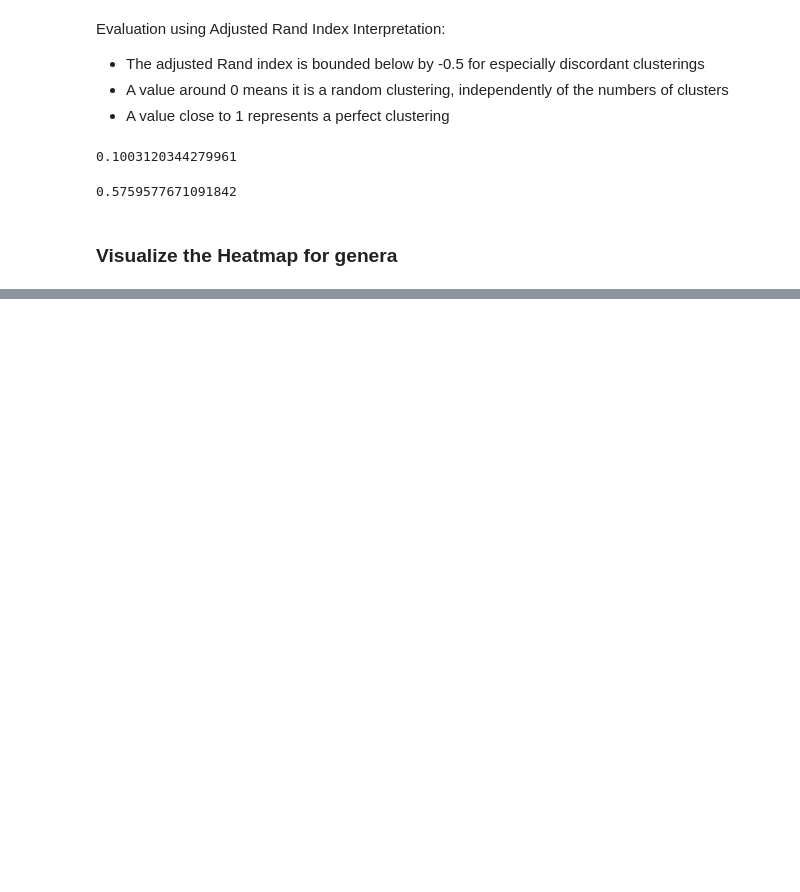
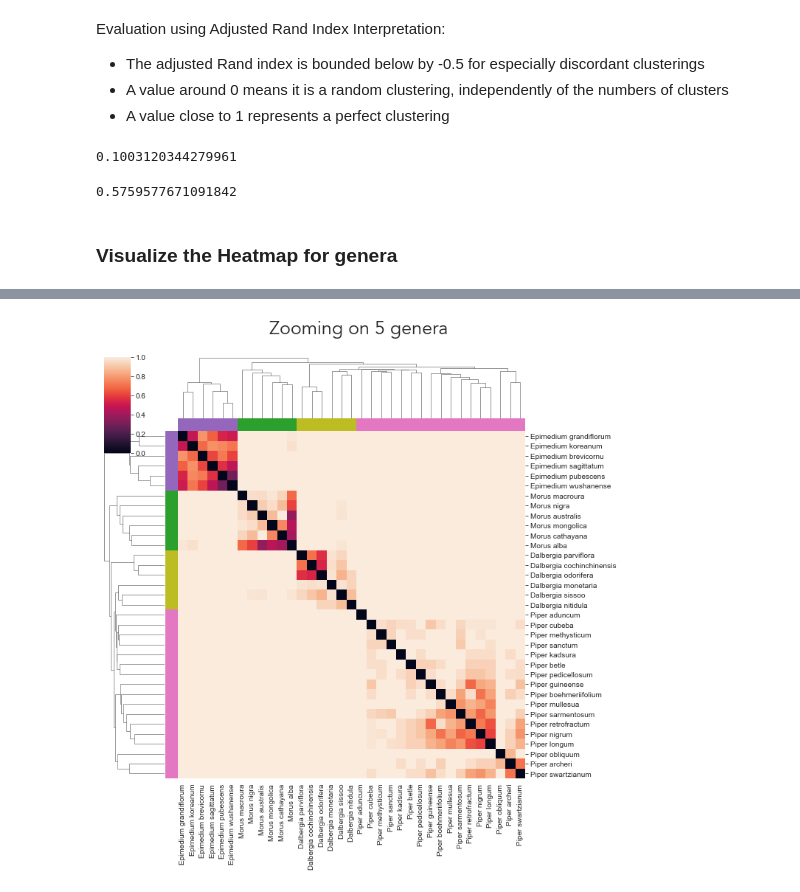
Before and after one commit to enveda/plant-chemical-space, a Jupyter notebook: notebooks/2_chemotaxonomy.ipynb, the cells around one changed output, grey strips where cells are left out. Cells and saved outputs as stored; diff of their text form; code cells hidden in the pictures; blank space fills up the shorter version.

```diff
--- a/notebooks/2_chemotaxonomy.ipynb
+++ b/notebooks/2_chemotaxonomy.ipynb
@@ -488,0 +504,38 @@ plt.show()
+# %%
+plant_to_names_dict = ncbitaxon_curies_to_names(distance_matrix_genus_subset.index)
+# %%
+# Rename all the rows and columns
+distance_matrix_genus_subset.rename(
+    index=plant_to_names_dict,
+    columns=plant_to_names_dict,
+    inplace=True,
+)
+# %%
+g = sns.clustermap(
+    distance_matrix_genus_subset,
+    cmap='rocket',
+    row_cluster=True,
+    col_cluster=True,
+    row_colors=color_list_subset,
+    col_colors=color_list_subset,
+    xticklabels=True,
+    yticklabels=True,
+    dendrogram_ratio=0.15,
+    # Font for labels
+     annot_kws={"font": "Avenir"}
+)
+
+# Add title and move a bit up with a different font
+g.fig.suptitle(
+    'Zooming on 5 genera',
+    fontsize=25,
+    y=1.05,
+    font='Avenir',
+)
+
+# Export the figure
+g.savefig('chemotaxonomy_genus_zoom.png', dpi=360)
+
+plt.show()
+# %% [output]
+[figure, added]
```
Also changed, not shown: parts of 5 cells of this notebook, 2 other files.
